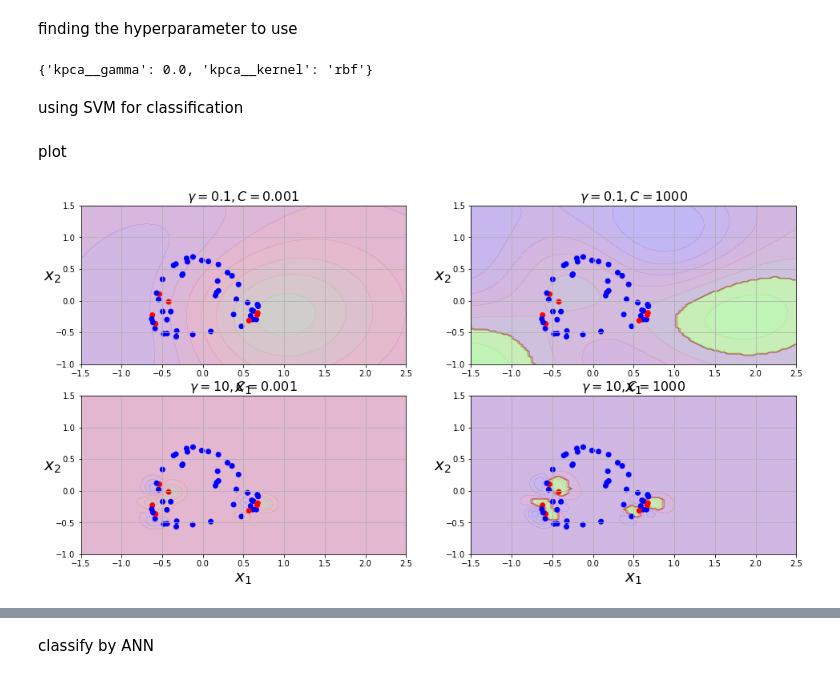
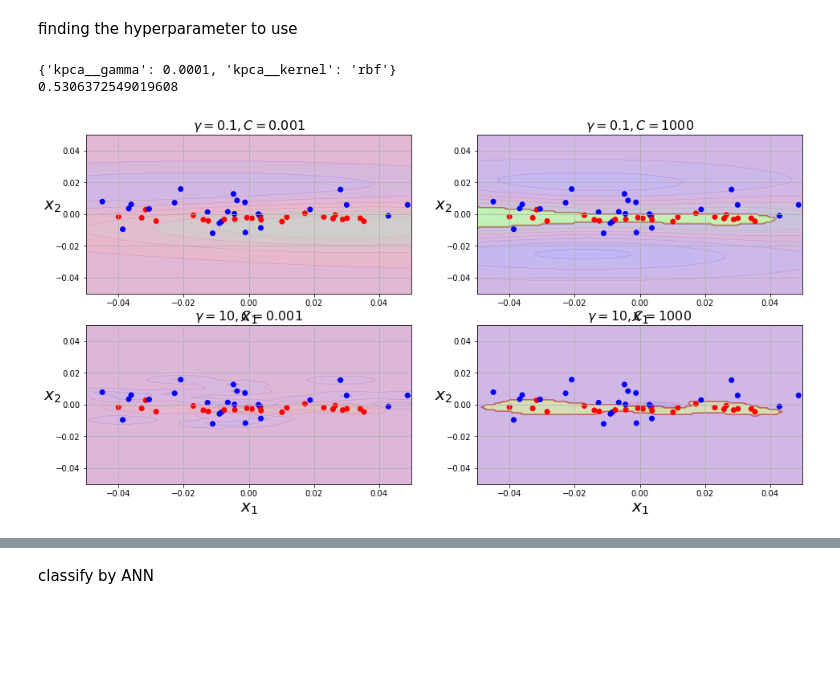
Before and after one commit to jimmylihui/project, a Jupyter notebook: Untitled.ipynb, the cells around one changed output, grey strips where cells are left out. Drawn from its saved outputs; the diff is of its cells as text; code cells hidden in the pictures; blank space fills up the shorter version.

```diff
--- a/Untitled.ipynb
+++ b/Untitled.ipynb
@@ -146,8 +168,9 @@ apply PCA in zone 1
 # %%
+#applying pca to zone 1
 zone1_values=[]
 zone1_tag=[]
 
-for n in zone1:
+for n in zone1_number:
   zone1_values.append([df.X[n],df.Y[n],df.MUX[n],df.MUY[n]])
   zone1_tag.append(df.membership[n])
 print(zone1_values)
@@ -177,7 +200,7 @@ zone1_MUX=[];
 zone1_MUY=[];
 zone1_motion=[];
 PCAcompnent=[]
-for n in zone1:
+for n in zone1_number:
   zone1_x.append(df.X[n])
   zone1_y.append(df.Y[n])
   zone1_MUX.append(df.MUX[n])
@@ -239,17 +260,17 @@ clf = Pipeline([
     ])
 
 param_grid = [{
-        "kpca__gamma": np.linspace(0, 0.0001, 10),
-        "kpca__kernel": ["rbf", "sigmoid"]
+        "kpca__gamma": np.linspace(0.0001, 0.05, 10),
+        "kpca__kernel": ["rbf", "sigmoid","linear"]
     }]
 
 grid_search = GridSearchCV(clf, param_grid, cv=3)
 grid_search.fit(zone1_values, zone1_tag)
 print(grid_search.best_params_)
+print(grid_search.best_score_)
 # %% [output]
-{'kpca__gamma': 0.0, 'kpca__kernel': 'rbf'}
+{'kpca__gamma': 0.0001, 'kpca__kernel': 'rbf'}
+0.5306372549019608
-# %% [markdown]
-using SVM for classification
 # %%
 from sklearn.svm import SVC
 
@@ -263,35 +284,33 @@ for gamma, C in hyperparams:
             ("scaler", StandardScaler()),
             ("svm_clf", SVC(kernel="rbf", gamma=gamma, C=C))
         ))
-    rbf_kernel_svm_clf.fit(zone1_pca_rbf, zone1_tag)
+    rbf_kernel_svm_clf.fit(X_reduced, zone1_tag)
     svm_clfs.append(rbf_kernel_svm_clf)
-# %% [markdown]
-plot
 # %%
 def plot_predictions(clf, axes):
     x0s = np.linspace(axes[0], axes[1], 100)
     x1s = np.linspace(axes[2], axes[3], 100)
     x0, x1 = np.meshgrid(x0s, x1s)
     X = np.c_[x0.ravel(), x1.ravel()]
     y_pred = clf.predict(X).reshape(x0.shape)
     y_decision = clf.decision_function(X).reshape(x0.shape)
     plt.contourf(x0, x1, y_pred, cmap=plt.cm.brg, alpha=0.2)
     plt.contourf(x0, x1, y_decision, cmap=plt.cm.brg, alpha=0.1)
 
 def plot_dataset(X, y, axes):
     plt.scatter(X[:, 0], X[:, 1], c=colormap[y])
     plt.axis(axes)
     plt.grid(True, which='both')
     plt.xlabel(r"$x_1$", fontsize=20)
     plt.ylabel(r"$x_2$", fontsize=20, rotation=0)
 
 plt.figure(figsize=(16, 8))
 
 for i, svm_clf in enumerate(svm_clfs):
     plt.subplot(221 + i)
-    plot_predictions(svm_clf, [-1.5, 2.5, -1, 1.5])
-    plot_dataset(zone1_pca_rbf, zone1_tag, [-1.5, 2.5, -1, 1.5])
+    plot_predictions(svm_clf, [-0.05, 0.05, -0.05, 0.05])
+    plot_dataset(X_reduced, zone1_tag, [-0.05, 0.05, -0.05, 0.05])
     gamma, C = hyperparams[i]
     plt.title(r"$\gamma = {}, C = {}$".format(gamma, C), fontsize=16)
 # %% [output]
-[figure, old version]
+[figure, new version]
```
Also changed, not shown: parts of 29 cells of this notebook.
